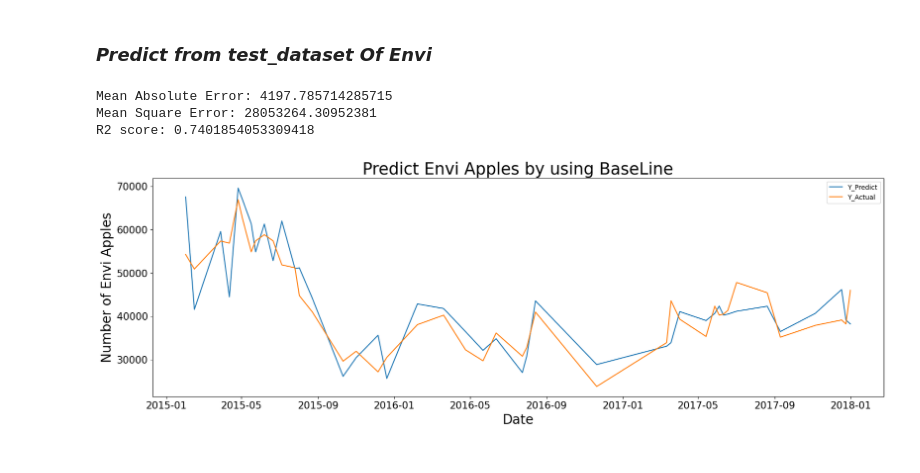
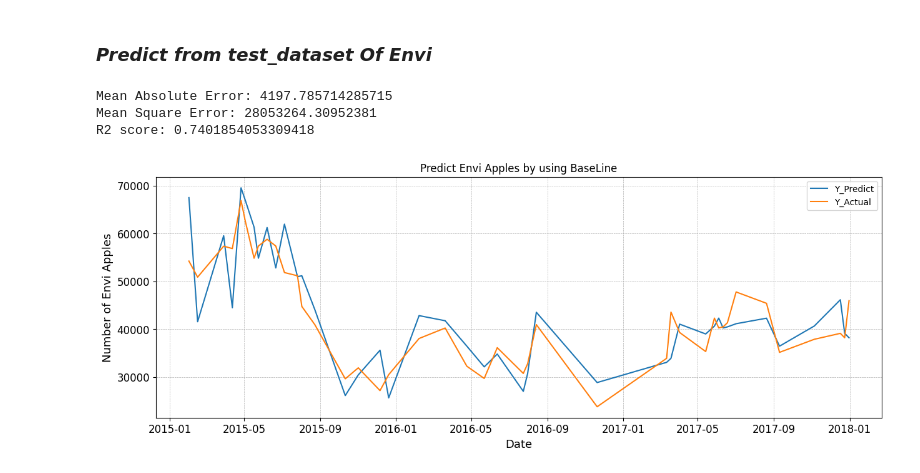
Before and after one commit to OatKID/RegressionMiniProject, a Jupyter notebook: algorithm/Envi/1_predict_1/baseline.ipynb, the cells around one changed output. Saved outputs shown, nothing was run; the diff lists cells and outputs as text; code cells hidden in the pictures.

```diff
--- a/algorithm/Envi/1_predict_1/baseline.ipynb
+++ b/algorithm/Envi/1_predict_1/baseline.ipynb
@@ -112,26 +114,27 @@ def findBestBaseLine(r,t,x,y):
 # %%
 mae = mean_absolute_error(y_test[:, 1:], baseline_predict)
 mse = mean_squared_error(y_test[:, 1:], baseline_predict)
 r2 = r2_score(y_test[:, 1:], baseline_predict)
 
 print(f"Mean Absolute Error: {mae}")
 print(f"Mean Square Error: {mse}")
 print(f"R2 score: {r2}")
 
 writeEvaluate("Baseline",mae,mse,r2,"evaluate.csv")
 
-plt.figure(figsize=(20, 6))
-plt.xticks(fontsize=15)
-plt.yticks(fontsize=15)
+plt.figure(figsize=(15, 5))
+plt.xticks(fontsize=12)
+plt.yticks(fontsize=12)
 plt.plot(x_test[:, :1], baseline_predict, label="Y_Predict")
 plt.plot(x_test[:,:1], y_test[:, 1:], label="Y_Actual")
-plt.xlabel("Date", fontsize=20)
-plt.ylabel("Number of Envi Apples", fontsize=20)
-plt.title("Predict Envi Apples by using BaseLine", fontsize=25)
+plt.xlabel("Date", fontsize=13)
+plt.ylabel("Number of Envi Apples", fontsize=13)
+plt.title("Predict Envi Apples by using BaseLine")
 plt.legend()
+plt.grid(linestyle='--', linewidth='0.5')
 plt.show()
 # %% [output]
 Mean Absolute Error: 4197.785714285715
 Mean Square Error: 28053264.30952381
 R2 score: 0.7401854053309418
-[figure, old version]
+[figure, new version]
```
Also changed, not shown: parts of 1 cell of this notebook, 2 other files.
